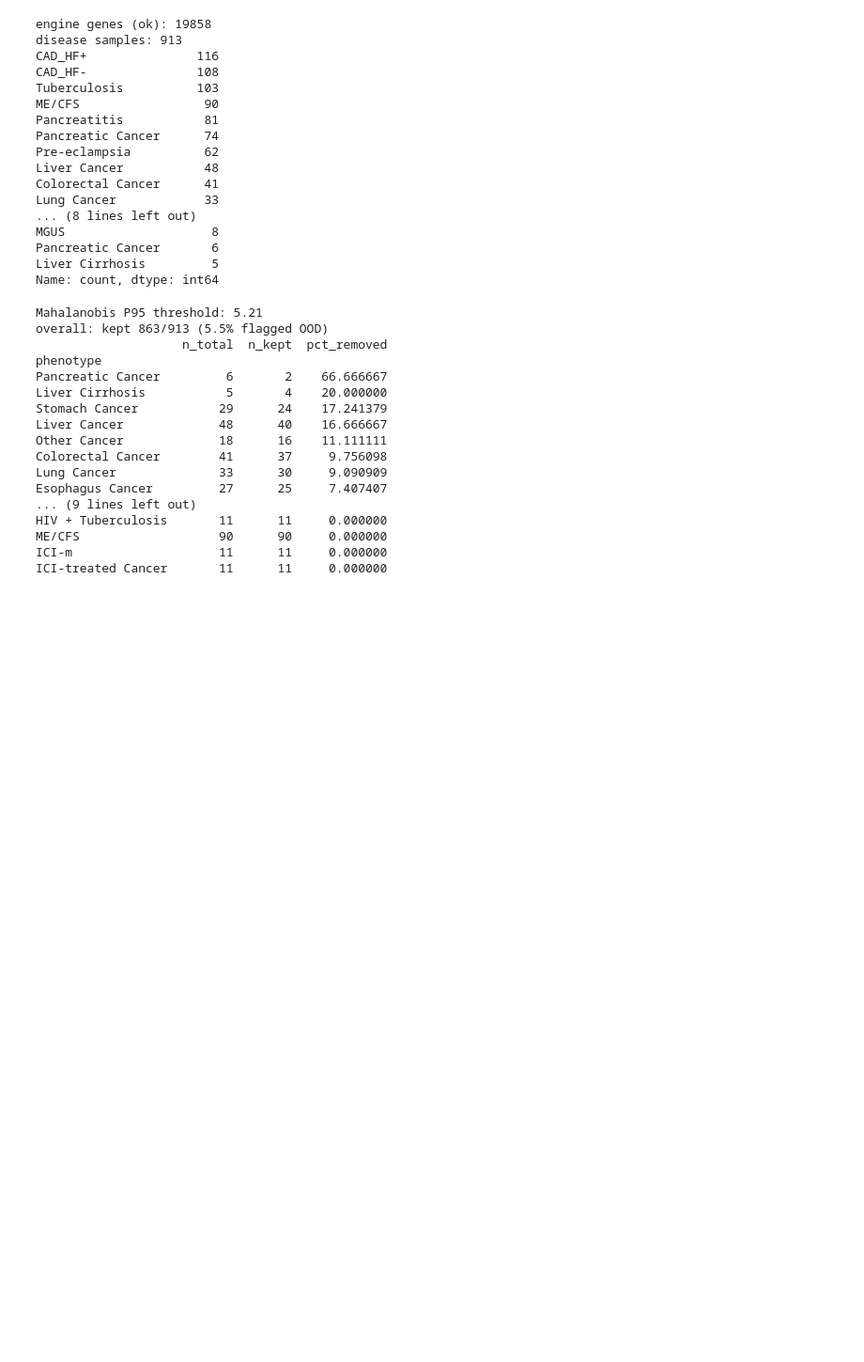
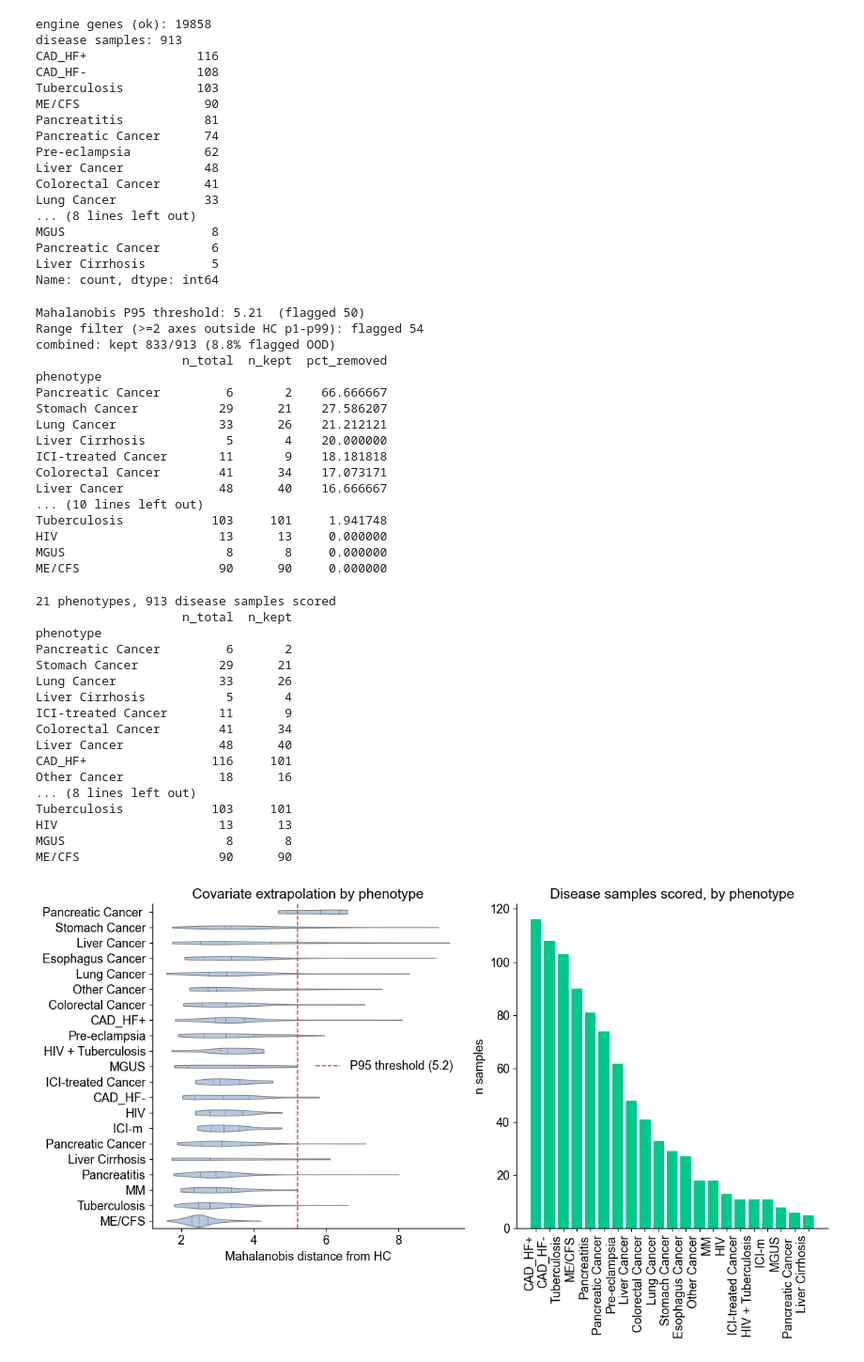
Before and after one commit to jmj3078/cfRNA_Disentaglement, a Jupyter notebook: MixedEffectsModeling/3_disease_scoring.ipynb, the cells around one changed output. Shown at 94% size. Drawn from its saved outputs; the diff is of its cells as text; code cells hidden in the pictures; blank space fills up the shorter version.

Commit message:
ood filter + per-sample visualization

```diff
--- a/MixedEffectsModeling/3_disease_scoring.ipynb
+++ b/MixedEffectsModeling/3_disease_scoring.ipynb
@@ -55,33 +57,40 @@ Name: count, dtype: int64
 # %%
 hc_train_mask = data['is_hc'] & ~np.isin(data['batch'], list(data['small_hc_batches']))
 X_hc = data['X_raw'][hc_train_mask]
+
 ood = MahalanobisFilter(percentile=95).fit(X_hc)
 mahal_dist = ood.distances(X_dis)
-ood_keep = mahal_dist <= ood.threshold_
+mahal_keep = mahal_dist <= ood.threshold_
+rng_filter = RangeFilter(n_out_thr=2).fit(X_hc)
+n_out = rng_filter.n_out(X_dis)
+range_keep = rng_filter.mask(X_dis)
+
+ood_keep = mahal_keep & range_keep
 
 summary = (pd.DataFrame({'phenotype': phenotype_dis, 'keep': ood_keep})
           .groupby('phenotype')['keep']
           .agg(n_total='size', n_kept='sum')
           .assign(pct_removed=lambda d: (1 - d['n_kept'] / d['n_total']) * 100)
           .sort_values('pct_removed', ascending=False))
-print(f"Mahalanobis P95 threshold: {ood.threshold_:.2f}")
-print(f"overall: kept {ood_keep.sum()}/{len(ood_keep)} ({(~ood_keep).mean()*100:.1f}% flagged OOD)")
+print(f"Mahalanobis P95 threshold: {ood.threshold_:.2f}  (flagged {int((~mahal_keep).sum())})")
+print(f"Range filter (>={rng_filter.n_out_thr} axes outside HC p1-p99): flagged {int((~range_keep).sum())}")
+print(f"combined: kept {ood_keep.sum()}/{len(ood_keep)} ({(~ood_keep).mean()*100:.1f}% flagged OOD)")
 print(summary.to_string())
 # %% [output]
-Mahalanobis P95 threshold: 5.21
-overall: kept 863/913 (5.5% flagged OOD)
+Mahalanobis P95 threshold: 5.21  (flagged 50)
+Range filter (>=2 axes outside HC p1-p99): flagged 54
+combined: kept 833/913 (8.8% flagged OOD)
                     n_total  n_kept  pct_removed
 phenotype
 Pancreatic Cancer         6       2    66.666667
+Stomach Cancer           29      21    27.586207
+Lung Cancer              33      26    21.212121
 Liver Cirrhosis           5       4    20.000000
-Stomach Cancer           29      24    17.241379
+ICI-treated Cancer       11       9    18.181818
+Colorectal Cancer        41      34    17.073171
 Liver Cancer             48      40    16.666667
-Other Cancer             18      16    11.111111
-Colorectal Cancer        41      37     9.756098
-Lung Cancer              33      30     9.090909
-Esophagus Cancer         27      25     7.407407
-... (9 lines left out)
-HIV + Tuberculosis       11      11     0.000000
+... (10 lines left out)
+Tuberculosis            103     101     1.941748
+HIV                      13      13     0.000000
+MGUS                      8       8     0.000000
 ME/CFS                   90      90     0.000000
-ICI-m                    11      11     0.000000
-ICI-treated Cancer       11      11     0.000000
@@ -88,2 +99,47 @@ ICI-treated Cancer       11      11     0.000000
+# %%
+print(f"{summary.shape[0]} phenotypes, {len(phenotype_dis)} disease samples scored")
+print(summary[['n_total', 'n_kept']].to_string())
+
+vio = pd.DataFrame({'phenotype': phenotype_dis, 'mahal_dist': mahal_dist})
+order_mahal = vio.groupby('phenotype')['mahal_dist'].mean().sort_values(ascending=False).index
+order_count = summary.sort_values('n_total', ascending=False).index
+
+fig, axes = plt.subplots(1, 2, figsize=(12, 7))
+
+sns.violinplot(data=vio, y='phenotype', x='mahal_dist', order=order_mahal,
+               color='#aec6e8', orient='h', cut=0, inner='quartile', linewidth=0.8, ax=axes[0])
+axes[0].axvline(ood.threshold_, color='#d64545', ls='--', lw=1.2, label=f'P95 threshold ({ood.threshold_:.1f})')
+axes[0].set_xlabel('Mahalanobis distance from HC')
+axes[0].set_ylabel('')
+axes[0].set_title('Covariate extrapolation by phenotype')
+axes[0].legend(frameon=False)
+
+axes[1].bar(range(len(order_count)), summary.loc[order_count, 'n_total'], color='#00C78B')
+axes[1].set_xticks(range(len(order_count)))
+axes[1].set_xticklabels(order_count, rotation=90, ha='right')
+axes[1].set_ylabel('n samples')
+axes[1].set_title('Disease samples scored, by phenotype')
+
+plt.tight_layout()
+fig.savefig(ZDIR / 'phenotype_summary.png', bbox_inches='tight')
+# %% [output]
+21 phenotypes, 913 disease samples scored
+                    n_total  n_kept
+phenotype
+Pancreatic Cancer         6       2
+Stomach Cancer           29      21
+Lung Cancer              33      26
+Liver Cirrhosis           5       4
+ICI-treated Cancer       11       9
+Colorectal Cancer        41      34
+Liver Cancer             48      40
+CAD_HF+                 116     101
+Other Cancer             18      16
+... (8 lines left out)
+Tuberculosis            103     101
+HIV                      13      13
+MGUS                      8       8
+ME/CFS                   90      90
+[figure, added]
 # %%
 # 1. Score (raw RQR) -- cache-first
```
Also changed, not shown: parts of 8 cells of this notebook, 6 other files.
